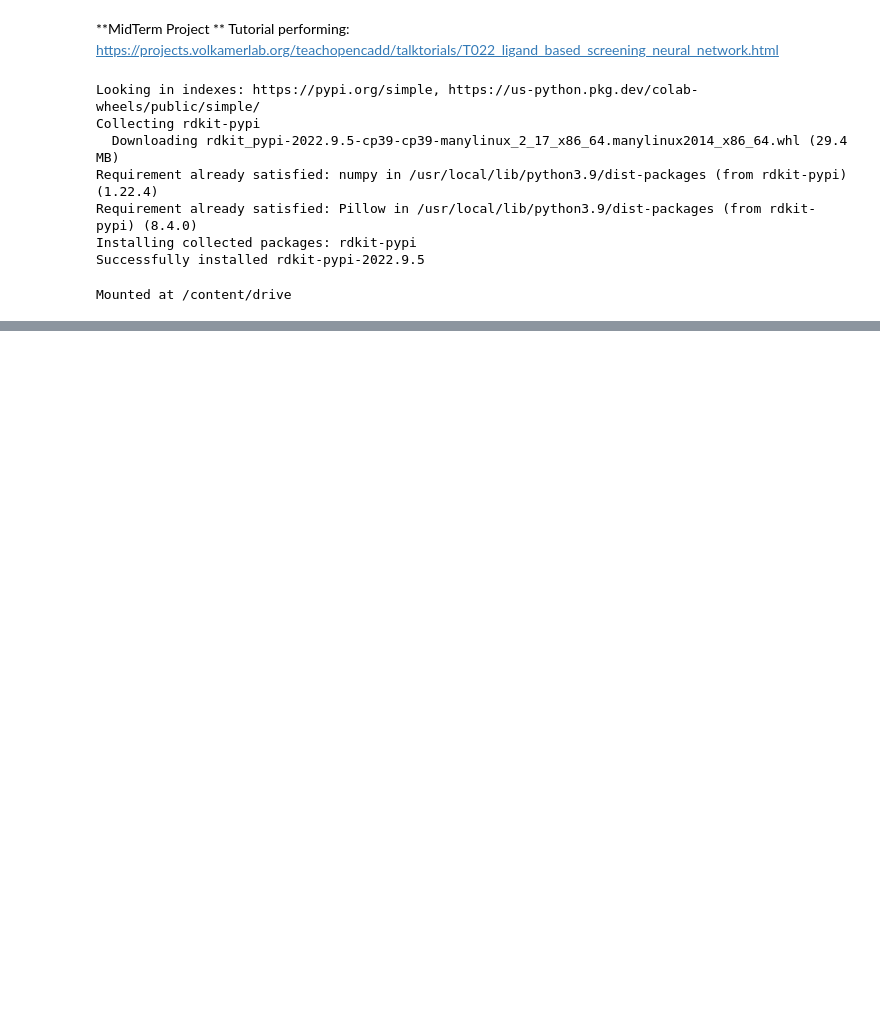
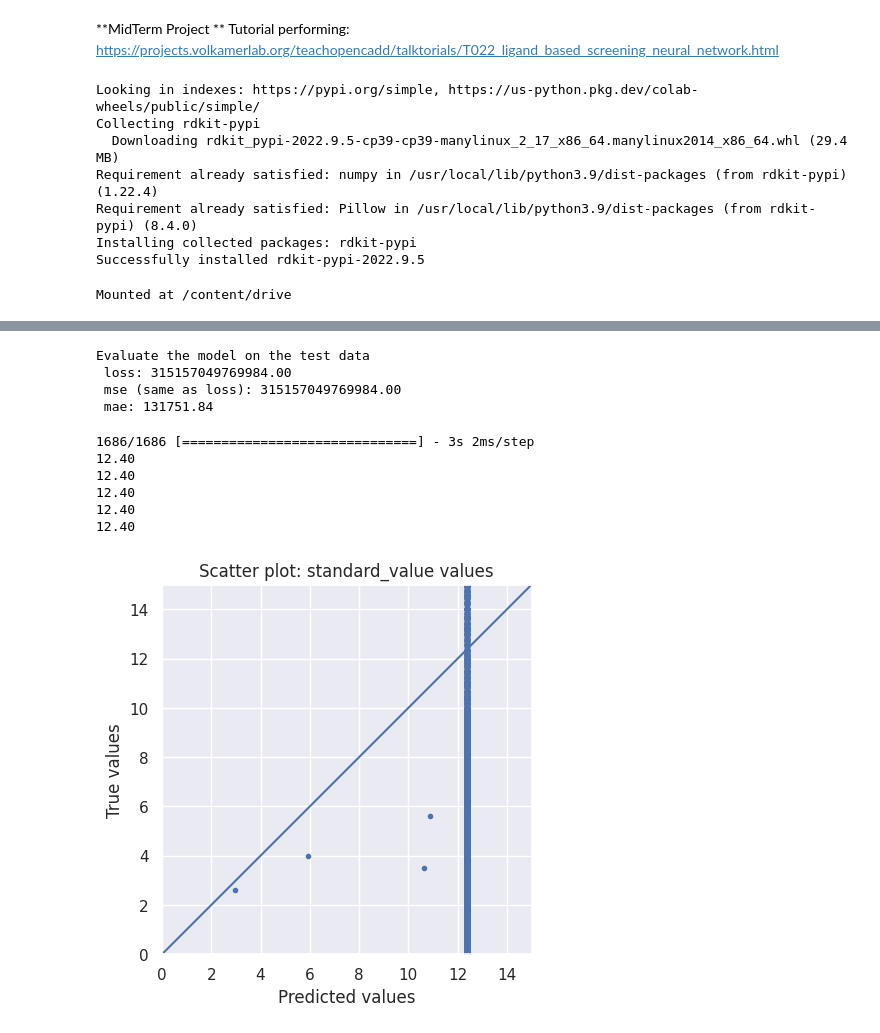
Before and after one commit to xMCTH/DSF, a Jupyter notebook: MidTerm Tutorial.ipynb, the cells around one changed output, grey strips where cells are left out. Cells and saved outputs as stored; diff of their text form; code cells hidden in the pictures; blank space fills up the shorter version.

```diff
--- a/MidTerm Tutorial.ipynb
+++ b/MidTerm Tutorial.ipynb
@@ -45,0 +119,6 @@ Mounted at /content/drive
+# %%
+chembl_df["fingerprints_df"] = chembl_df["smiles"].apply(smiles_to_fp)
+
+# Look at head
+print("Shape of dataframe:", chembl_df.shape)
+chembl_df.head(3)
@@ -45,0 +239,41 @@ Mounted at /content/drive
+# %%
+# Evalute the model
+print(f"Evaluate the model on the test data")
+scores = model.evaluate(np.array(list((x_test))), y_test.values, verbose=0)
+print(f" loss: {scores[0]:.2f}")
+print(f" mse (same as loss): {scores[1]:.2f}")
+print(f" mae: {scores[2]:.2f}")
+# %% [output]
+Evaluate the model on the test data
+ loss: 315157049769984.00
+ mse (same as loss): 315157049769984.00
+ mae: 131751.84
+# %%
+# Predict standard_value values on x_test data
+y_pred = model.predict(np.array(list((x_test))))
+
+# Print 5 first standard_value predicted values
+first_5_prediction = [print(f"{value[0]:.2f}") for value in y_pred[0:5]]
+# %% [output]
+1686/1686 [==============================] - 3s 2ms/step
+12.40
+12.40
+12.40
+12.40
+12.40
+# %%
+# Scatter plot
+limits = 0, 15
+fig, ax = plt.subplots()
+ax.scatter(y_pred, y_test, marker=".")
+lin = np.linspace(*limits, 100)
+ax.plot(lin, lin)
+ax.set_aspect("equal", adjustable="box")
+ax.set_xlabel("Predicted values")
+ax.set_ylabel("True values")
+ax.set_title("Scatter plot: standard_value values")
+ax.set_xlim(limits)
+ax.set_ylim(limits)
+plt.show()
+# %% [output]
+[figure, added]
```
Also changed, not shown: parts of 12 cells of this notebook.
